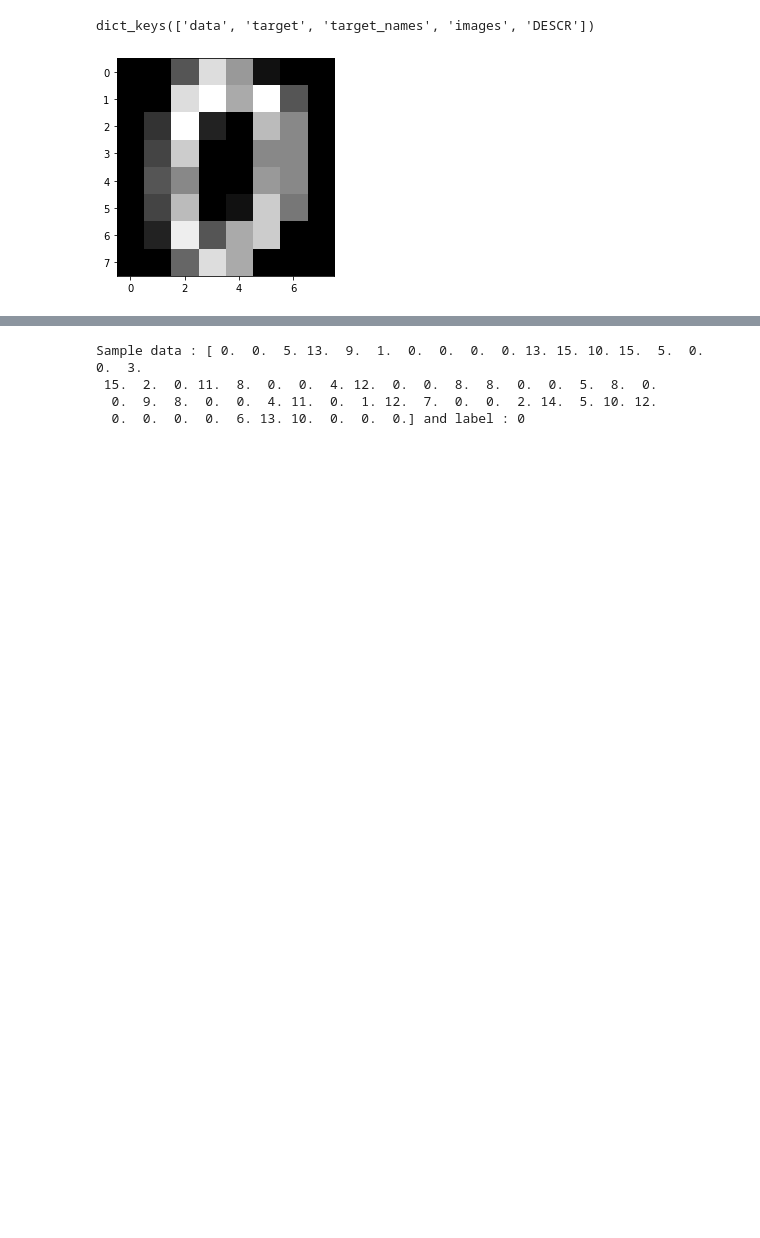
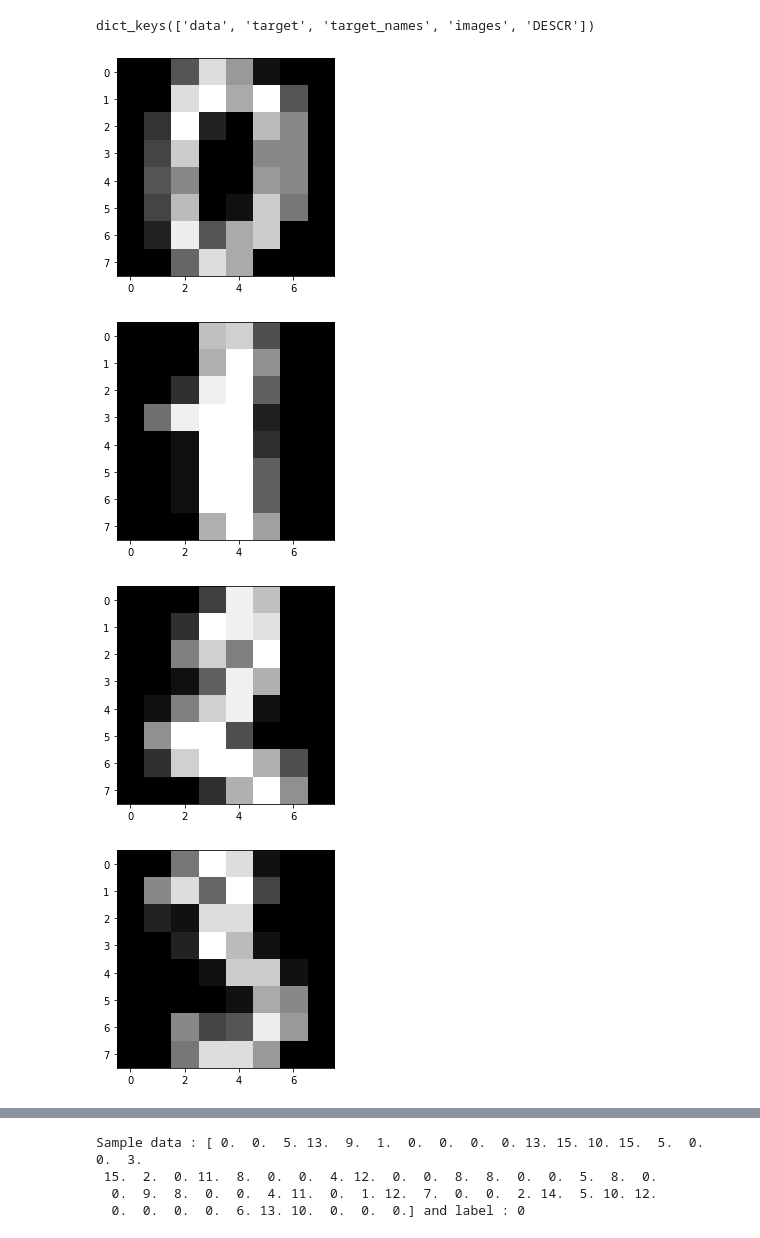
Before and after one commit to goutamdadhich/KNN_Classifier, a Jupyter notebook: KNN_classifier.ipynb, the cells around one changed output, grey strips where cells are left out. Drawn from its saved outputs; the diff is of its cells as text; code cells hidden in the pictures; blank space fills up the shorter version.

Commit message:
knn_cclassifier file updated and sample images section added

```diff
--- a/KNN_classifier.ipynb
+++ b/KNN_classifier.ipynb
@@ -19,9 +19,13 @@ digits.keys()
 # %% [output]
 dict_keys(['data', 'target', 'target_names', 'images', 'DESCR'])
 # %%
-#sns.set()
-plt.imshow(digits.images[0], cmap='gray')
-plt.margins(0.2)
+# sample images
+for i in range(10):
+    plt.figure()
+    plt.imshow(digits.images[i], cmap='gray')
 plt.show()
 # %% [output]
 [figure]
+[figure, added]
+[figure, added]
+[figure, added]
```
Also changed, not shown: parts of 1 cell of this notebook.
